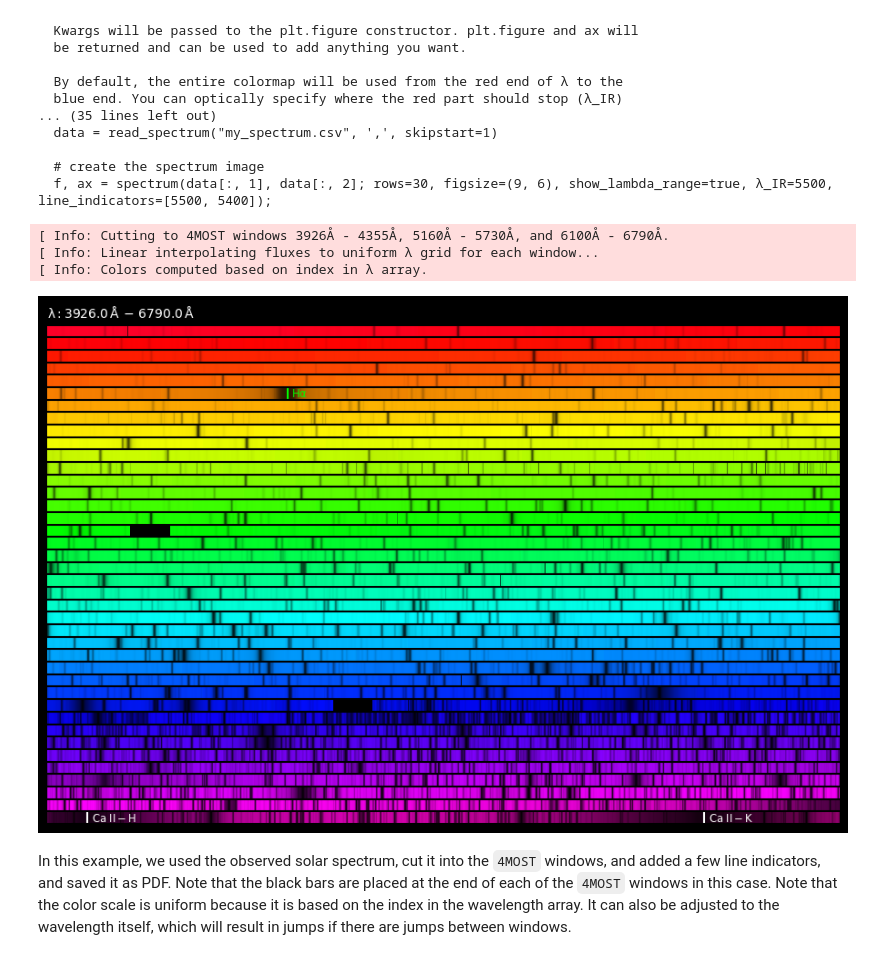
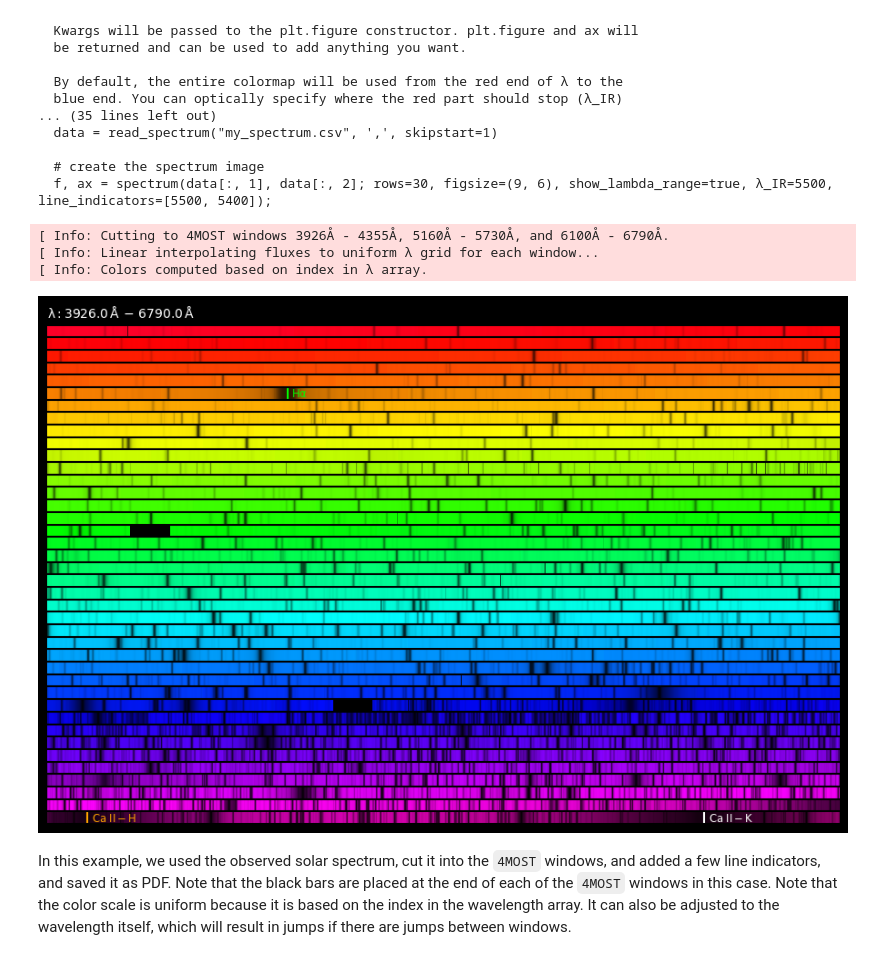
Before and after one commit to pe1995/SpectrumImage.jl, a Jupyter notebook: examples/notebooks/example_spectrum_image.ipynb, the cells around one changed output. Cells and saved outputs as stored; diff of their text form; code cells hidden in the pictures.

Commit message:
option to add color strong to color indicators in file. The function now always returns a color string, which can be used to overwrite the default as well

```diff
--- a/examples/notebooks/example_spectrum_image.ipynb
+++ b/examples/notebooks/example_spectrum_image.ipynb
@@ -66,15 +66,15 @@ search: spectrum spectrum_gif read_spectrum selectdim SpectrumImage uperm isperm
 # %%
 f, ax = spectrum(
     data[:,1], data[:,2], rows=40, show_lambda_range=true, windows="4MOST",
     line_indicators=[6562.8=>L"\rm H \alpha", 3968.5=>L"\rm Ca\ II - H", 3933.7=>L"\rm Ca\ II - K"],
-    line_indicator_colors=[6562.8=>"lime"]
+    line_indicator_colors=[6562.8=>"lime", 3968.5=>"orange"]
 )
 f.savefig("test.pdf");
 # %% [output]
 [ Info: Cutting to 4MOST windows 3926Å - 4355Å, 5160Å - 5730Å, and 6100Å - 6790Å.
 [ Info: Linear interpolating fluxes to uniform λ grid for each window...
 [ Info: Colors computed based on index in λ array.
-[figure, old version]
+[figure, new version]
 # %% [markdown]
 In this example, we used the observed solar spectrum, cut it into the `4MOST` windows, and added a few line indicators, and saved it as PDF. Note that the black bars are placed at the end of each of the `4MOST` windows in this case. Note that the color scale is uniform because it is based on the index in the wavelength array. It can also be adjusted to the wavelength itself, which will result in jumps if there are jumps between windows.
 # %%
```
Also changed, not shown: parts of 1 cell of this notebook, 2 other files.
